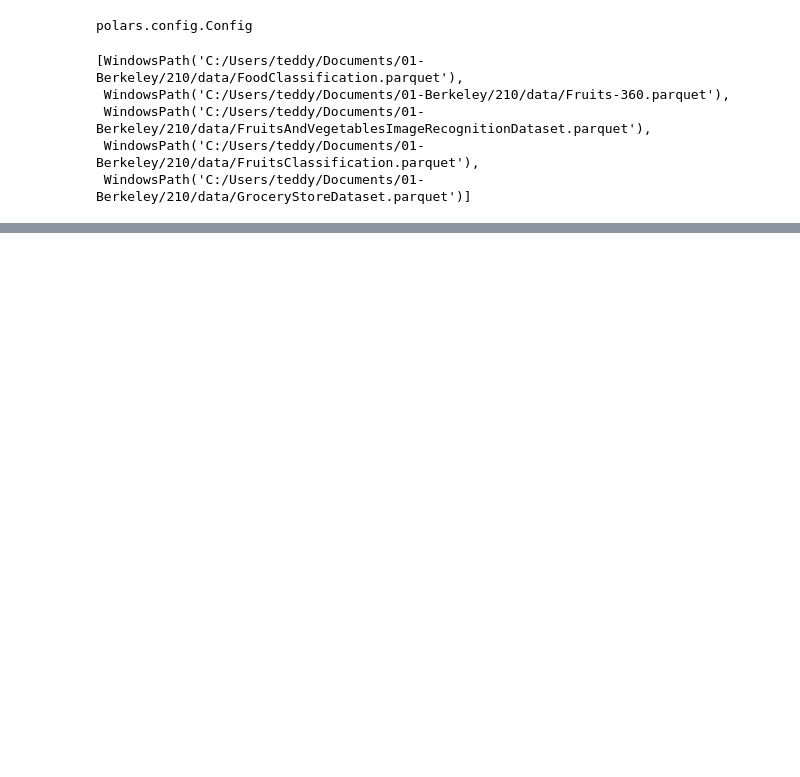
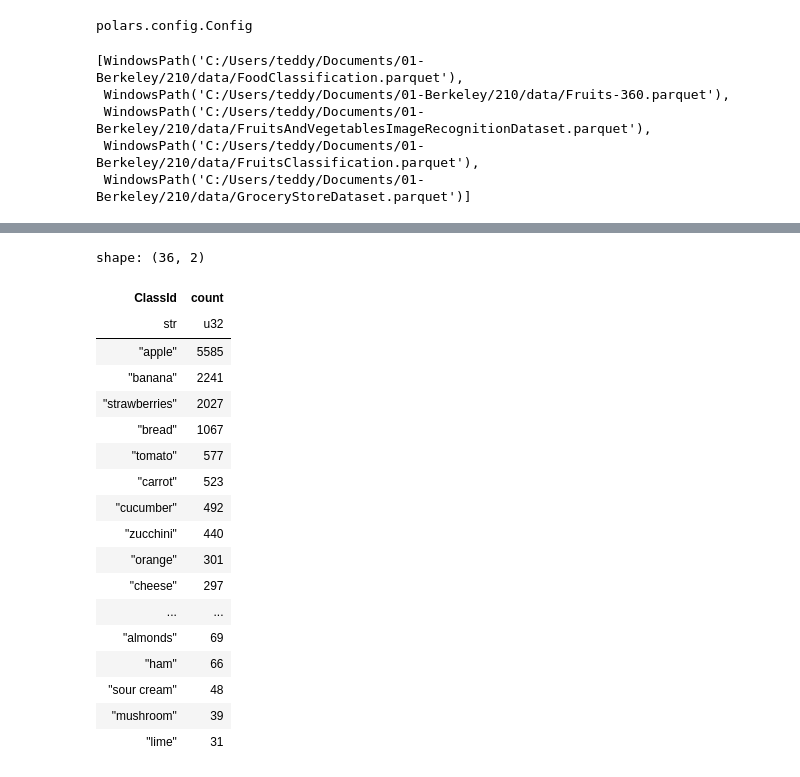
Before and after one commit to teddy661/gotmeals, a Jupyter notebook: EDA/combined_classes_eda.ipynb, the cells around one changed output, grey strips where cells are left out. Cells and saved outputs as stored; diff of their text form; code cells hidden in the pictures; blank space fills up the shorter version.

```diff
--- a/EDA/combined_classes_eda.ipynb
+++ b/EDA/combined_classes_eda.ipynb
@@ -249,0 +381,27 @@ shape: (0, 1)
+# %%
+coorected_counts = (
+    final_df.group_by("ClassId")
+    .agg(pl.count("ClassId").alias("count"))
+    .sort("count", descending=True)
+)
+coorected_counts
+# %% [output]
+shape: (36, 2)
+| ClassId | count |
+| str | u32 |
+| "apple" | 5585 |
+| "banana" | 2241 |
+| "strawberries" | 2027 |
+| "bread" | 1067 |
+| "tomato" | 577 |
+| "carrot" | 523 |
+| "cucumber" | 492 |
+| "zucchini" | 440 |
+| "orange" | 301 |
+| "cheese" | 297 |
+| ... | ... |
+| "almonds" | 69 |
+| "ham" | 66 |
+| "sour cream" | 48 |
+| "mushroom" | 39 |
+| "lime" | 31 |
```
Also changed, not shown: parts of 5 cells of this notebook.
